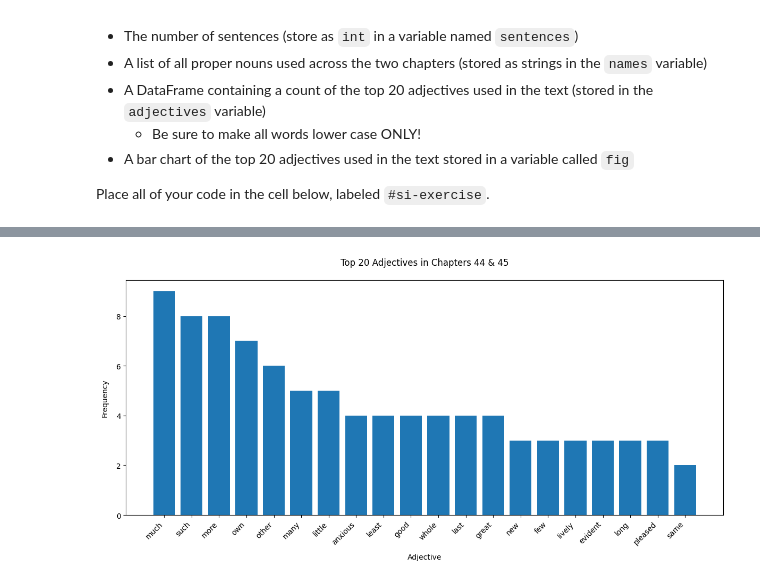
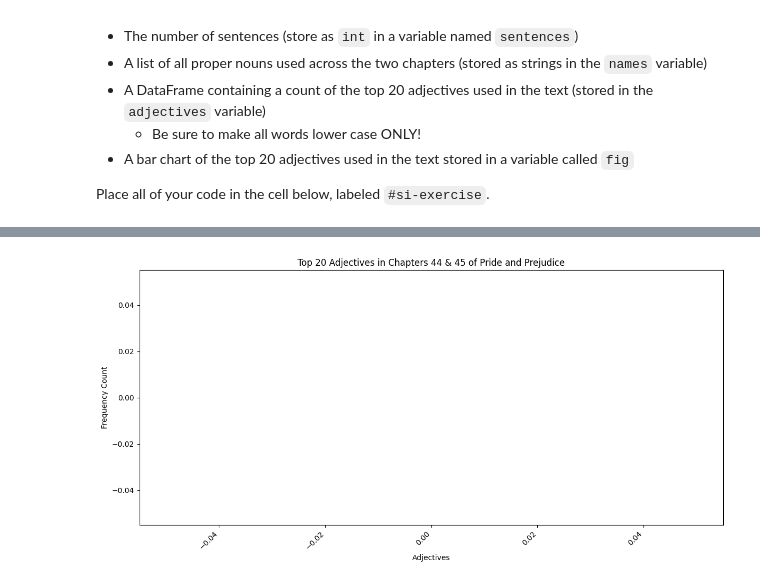
Before and after one commit to QiQi-cc/econ8320-assignment-12, a Jupyter notebook: Lesson.ipynb, the cells around one changed output, grey strips where cells are left out. Cells and saved outputs as stored; diff of their text form; code cells hidden in the pictures.

```diff
--- a/Lesson.ipynb
+++ b/Lesson.ipynb
@@ -207,7 +207,6 @@ Place all of your code in the cell below, labeled `#si-exercise`.
 # %%
 #si-exercise
 
-# import
 import nltk
 import requests
 import pandas as pd
@@ -215,16 +214,14 @@ import matplotlib.pyplot as plt
 from collections import Counter
 from nltk import word_tokenize, pos_tag, sent_tokenize
 
-
-nltk.download('all', quiet=True)
-
-try:
-  nltk.data.find('taggers/averaged_perceptron_tagger')
-except LookupError:
-  nltk.download('averaged_perceptron_tagger')
+nltk.download('punkt')
+nltk.download('averaged_perceptron_tagger')
 
 url = "https://raw.githubusercontent.com/dustywhite7/Econ8320/master/AssignmentData/prideAndPrejudiceChapters.txt"
-text = requests.get(url).text
+full_text = requests.get(url).text
+
+chapters = full_text.split('CHAPTER ')[44:46]
+text = ' '.join(chapters)
 
 # 1
 sentences_list = sent_tokenize(text)
@@ -233,22 +230,28 @@ sentences = len(sentences_list)
 # 2
 tokens = word_tokenize(text)
 tagged_words = pos_tag(tokens)
-names = [word for word, tag in tagged_words if tag == 'NNP']
+names = [word for word, tag in tagged_words if tag == 'NNP' and word[0].isupper()]
 
 # 3
-adjectives_list = [word.lower() for word, tag in tagged_words if tag in ['JJ', 'JJR', 'JJS']]
+adjectives_list = [word.lower() for word, tag in tagged_words
+                  if tag in ['JJ', 'JJR', 'JJS'] and len(word) > 2]
 adjective_counts = Counter(adjectives_list)
-top_20_adjectives = adjective_counts.most_common(20)
+top_20 = adjective_counts.most_common(20)
 
 # DataFrame
-adjectives = pd.DataFrame(top_20_adjectives, columns=['adjective', 'count'])
+adjectives = pd.DataFrame(top_20, columns=['adjective', 'count'])
 
 # 4
 fig, ax = plt.subplots(figsize=(12, 6))
 ax.bar(adjectives['adjective'], adjectives['count'])
-ax.set_title('Top 20 Adjectives in Chapters 44 & 45', pad=20)
-ax.set_xlabel('Adjective', labelpad=10)
-ax.set_ylabel('Frequency', labelpad=10)
+ax.set_title('Top 20 Adjectives in Chapters 44 & 45 of Pride and Prejudice')
+ax.set_xlabel('Adjectives')
+ax.set_ylabel('Frequency Count')
 plt.xticks(rotation=45, ha='right')
 plt.tight_layout()
+
+assert isinstance(sentences, int)
+assert isinstance(names, list)
+assert isinstance(adjectives, pd.DataFrame)
+assert 'fig' in locals()
 # %% [output]
@@ -255 +264 @@ plt.tight_layout()
-[figure, old version]
+[figure, new version]
```
Also changed, not shown: parts of 1 cell of this notebook.
